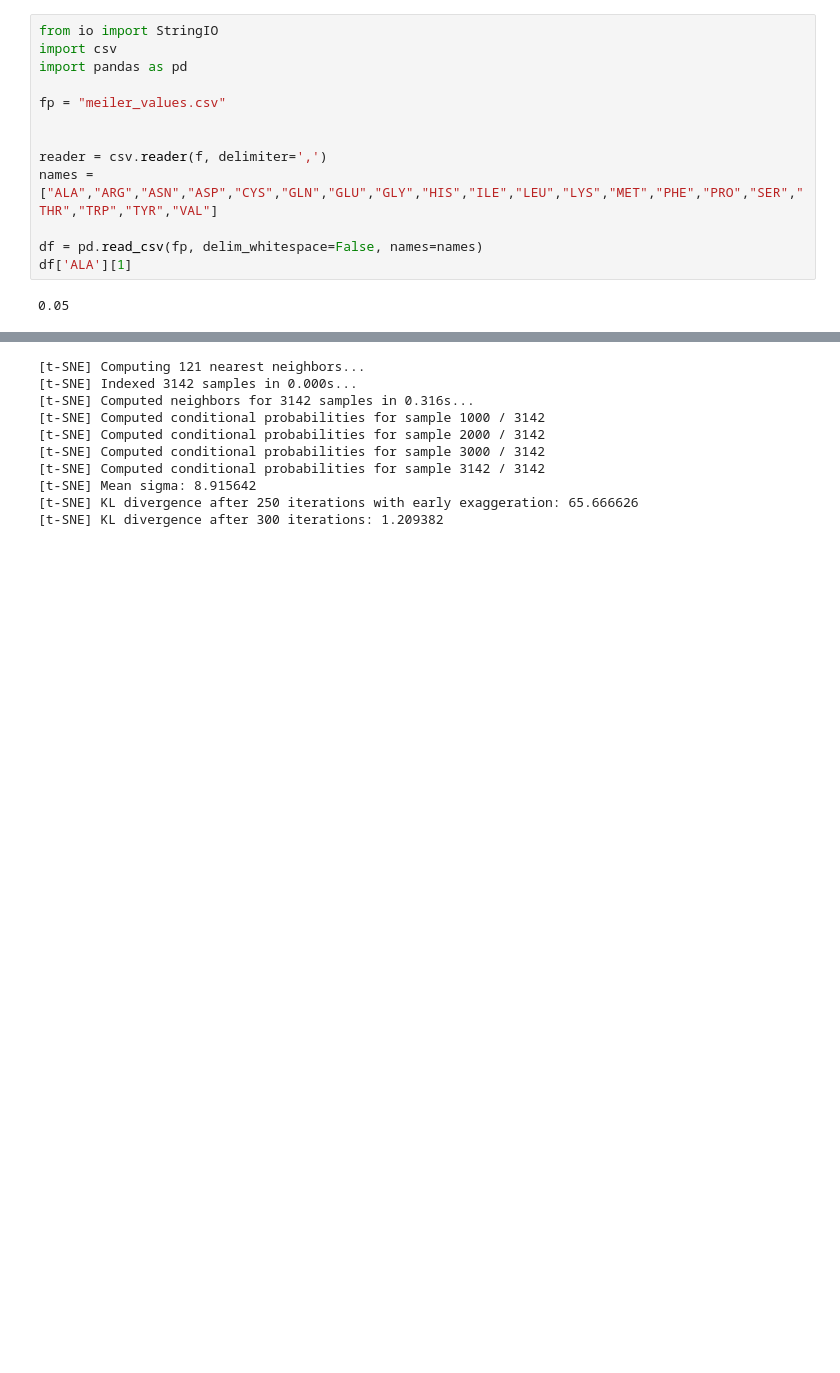
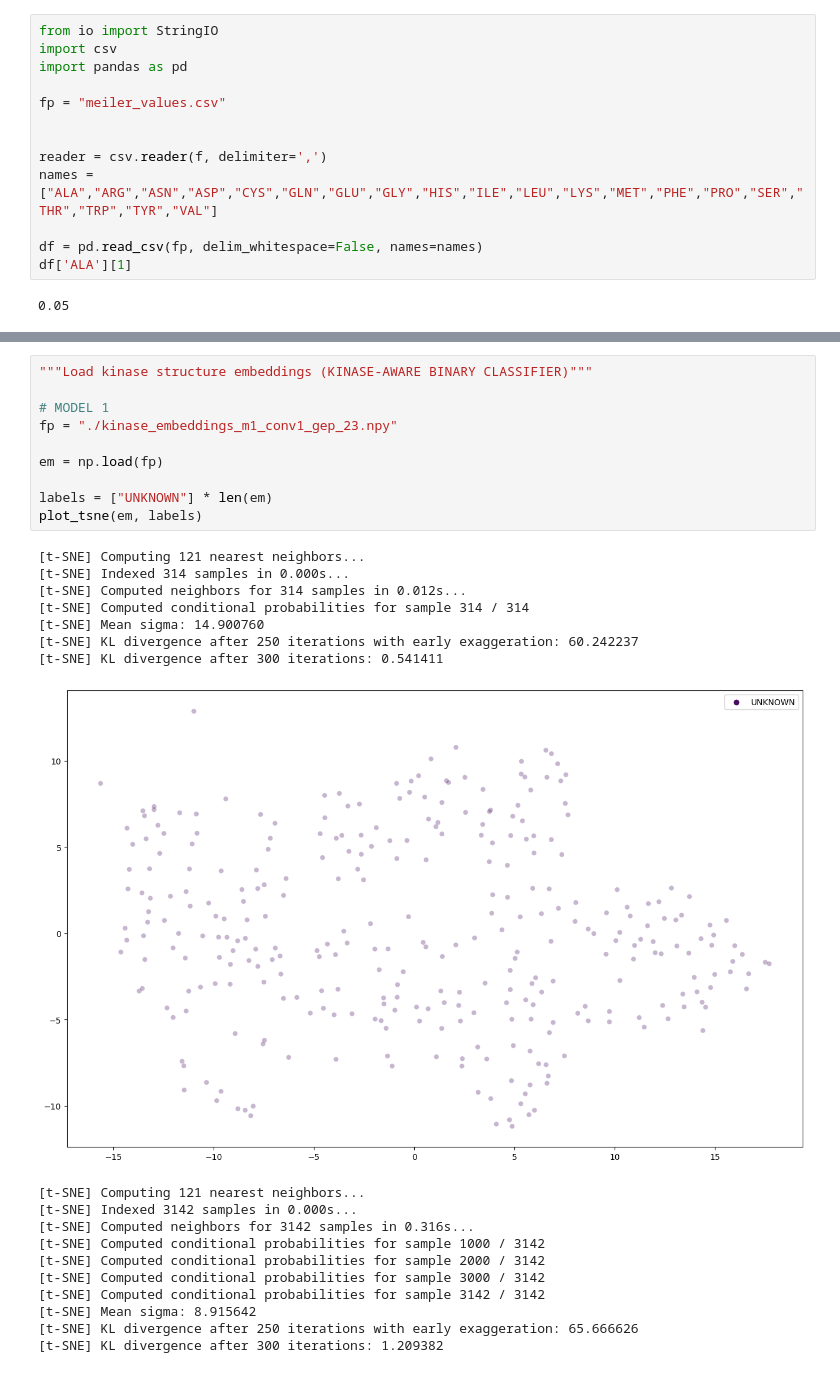
Before and after one commit to kamurani/CASM, a Jupyter notebook: CASM/ml_notebook.ipynb, the cells around one changed output, grey strips where cells are left out. Drawn from its saved outputs; the diff is of its cells as text; blank space fills up the shorter version.

```diff
--- a/CASM/ml_notebook.ipynb
+++ b/CASM/ml_notebook.ipynb
@@ -821,3 +842,22 @@ plot_tsne(em, kinase_families)
+# %%
+"""Load kinase structure embeddings (KINASE-AWARE BINARY CLASSIFIER)"""
+
+# MODEL 1
+fp = "./kinase_embeddings_m1_conv1_gep_23.npy"
+
+em = np.load(fp)
+
+labels = ["UNKNOWN"] * len(em)
+plot_tsne(em, labels)
+# %% [output]
+[t-SNE] Computing 121 nearest neighbors...
+[t-SNE] Indexed 314 samples in 0.000s...
+[t-SNE] Computed neighbors for 314 samples in 0.012s...
+[t-SNE] Computed conditional probabilities for sample 314 / 314
+[t-SNE] Mean sigma: 14.900760
+[t-SNE] KL divergence after 250 iterations with early exaggeration: 60.242237
+[t-SNE] KL divergence after 300 iterations: 0.541411
+[figure, added]
 # %%
 # %% [output]
 [t-SNE] Computing 121 nearest neighbors...
```
Also changed, not shown: parts of 4 cells of this notebook.
